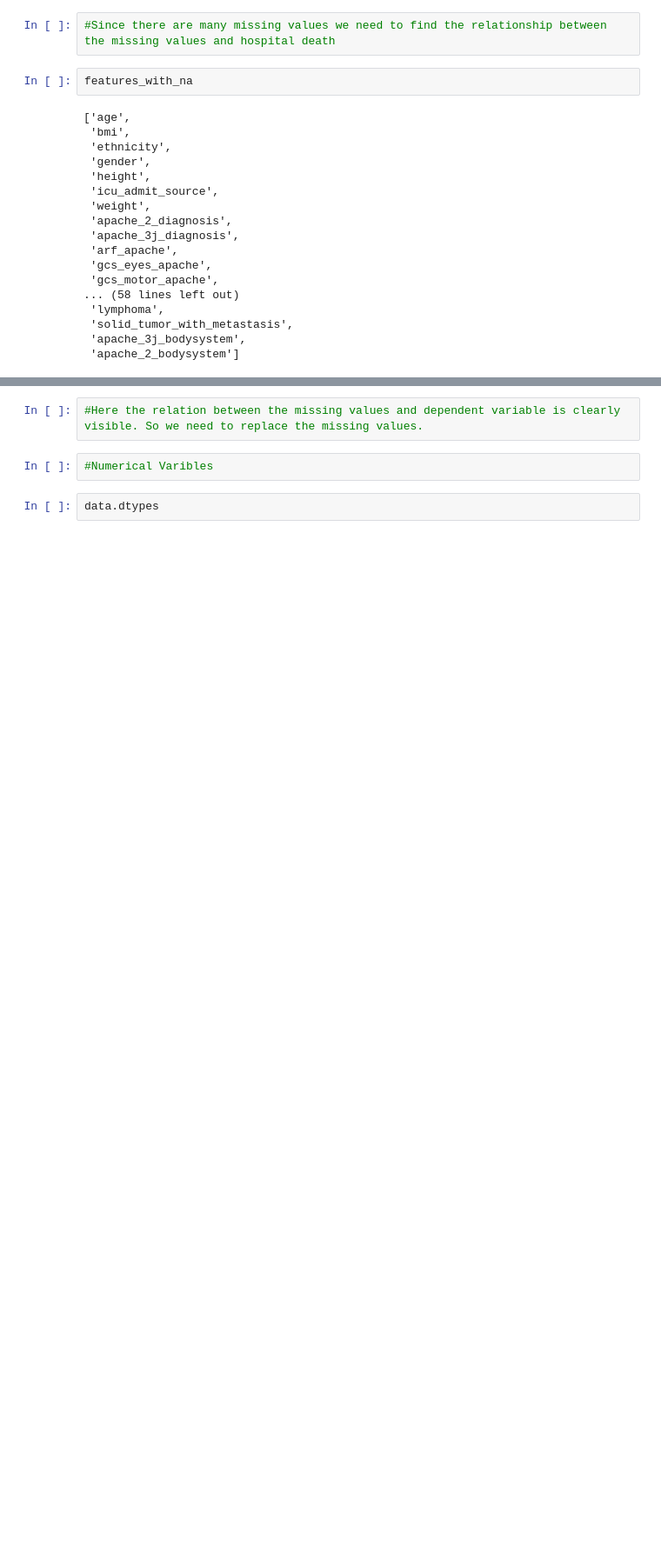
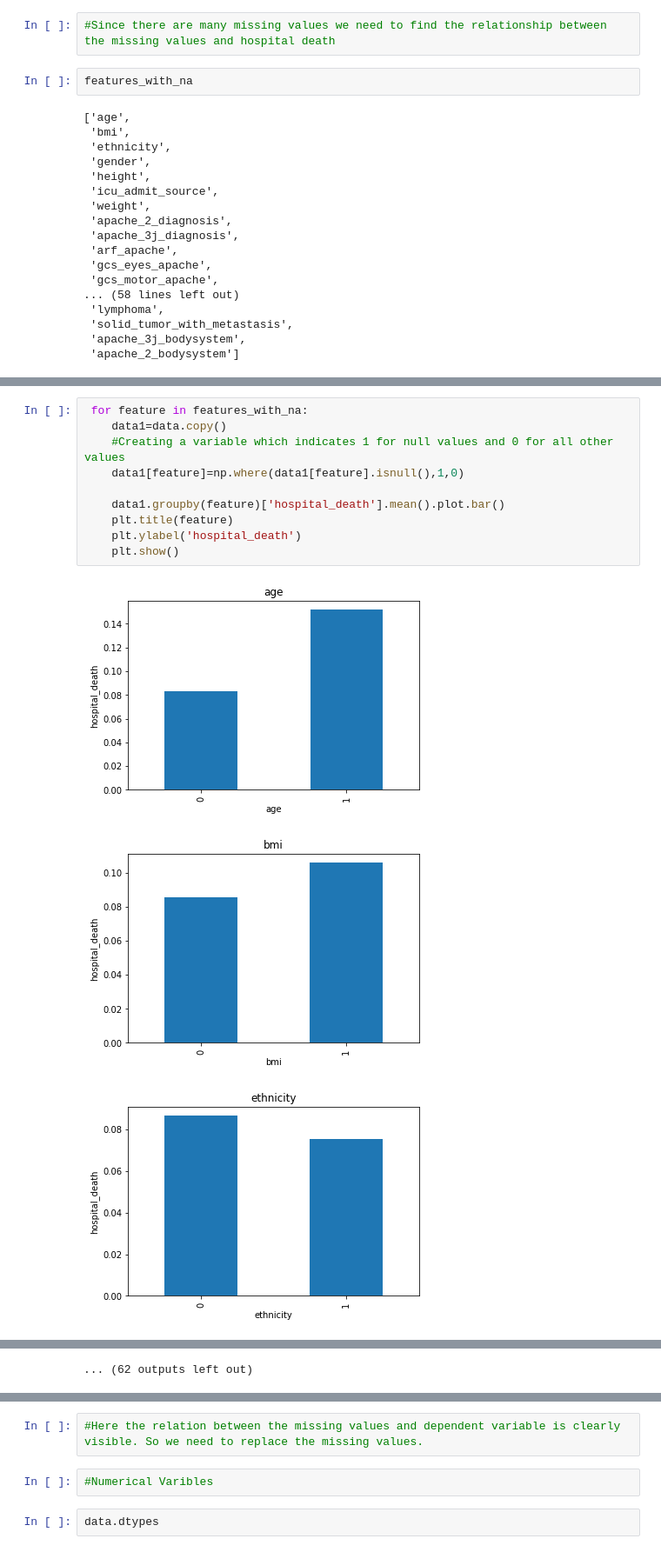
Before and after one commit to arunkspty/ICTACADEMY, a Jupyter notebook: Final_Project.ipynb, the cells around one changed output, grey strips where cells are left out. Shown: that part at 87% size. Saved outputs shown, nothing was run; the diff lists cells and outputs as text; blank space fills up the shorter version.

```diff
--- a/Final_Project.ipynb
+++ b/Final_Project.ipynb
@@ -135,0 +111,14 @@ for feature in features_with_na:
+# %%
+ for feature in features_with_na:
+    data1=data.copy()
+    #Creating a variable which indicates 1 for null values and 0 for all other values
+    data1[feature]=np.where(data1[feature].isnull(),1,0)
+
+    data1.groupby(feature)['hospital_death'].mean().plot.bar()
+    plt.title(feature)
+    plt.ylabel('hospital_death')
+    plt.show()
+# %% [output]
+[figure, added]
+[figure, added]
+[figure, added]
@@ -135,0 +134 @@ for feature in features_with_na:
+... (62 outputs left out)
```
Also changed, not shown: parts of 6 cells of this notebook.
